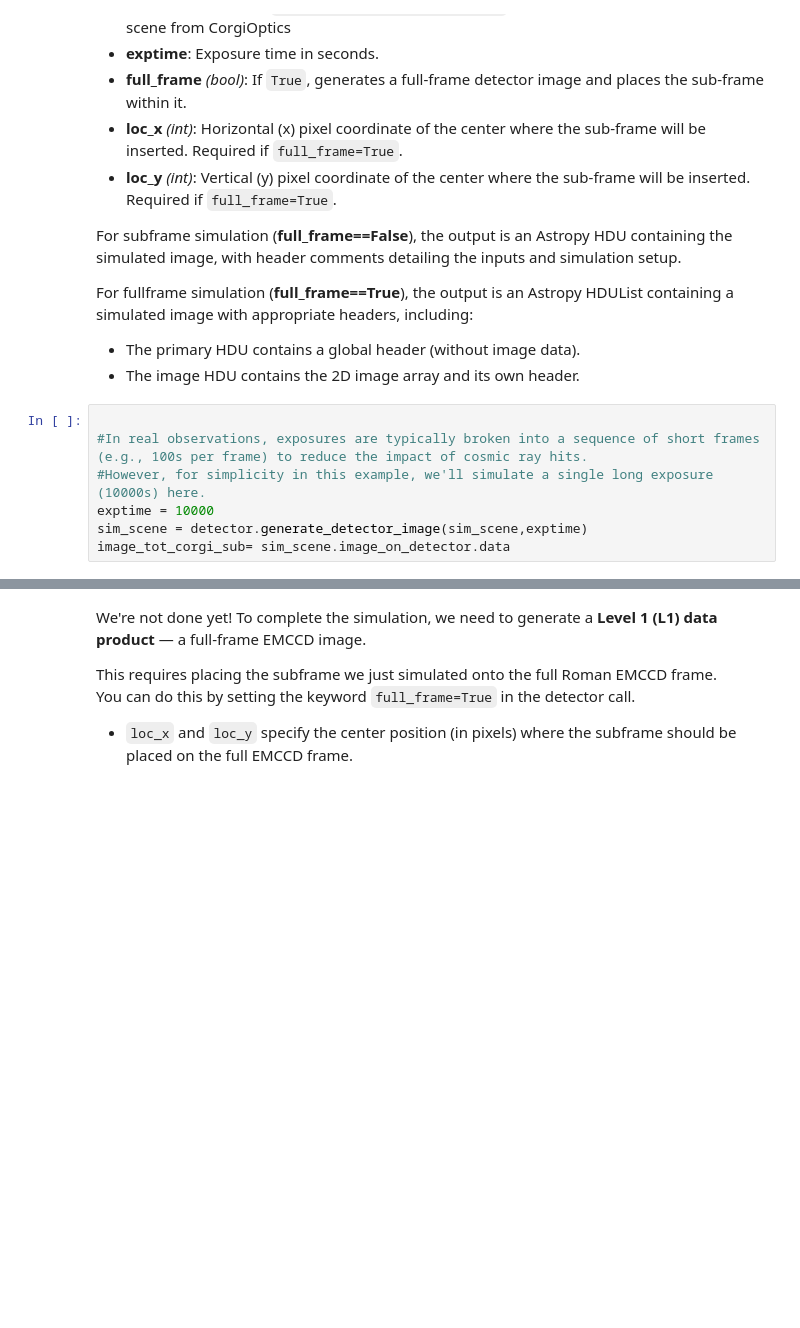
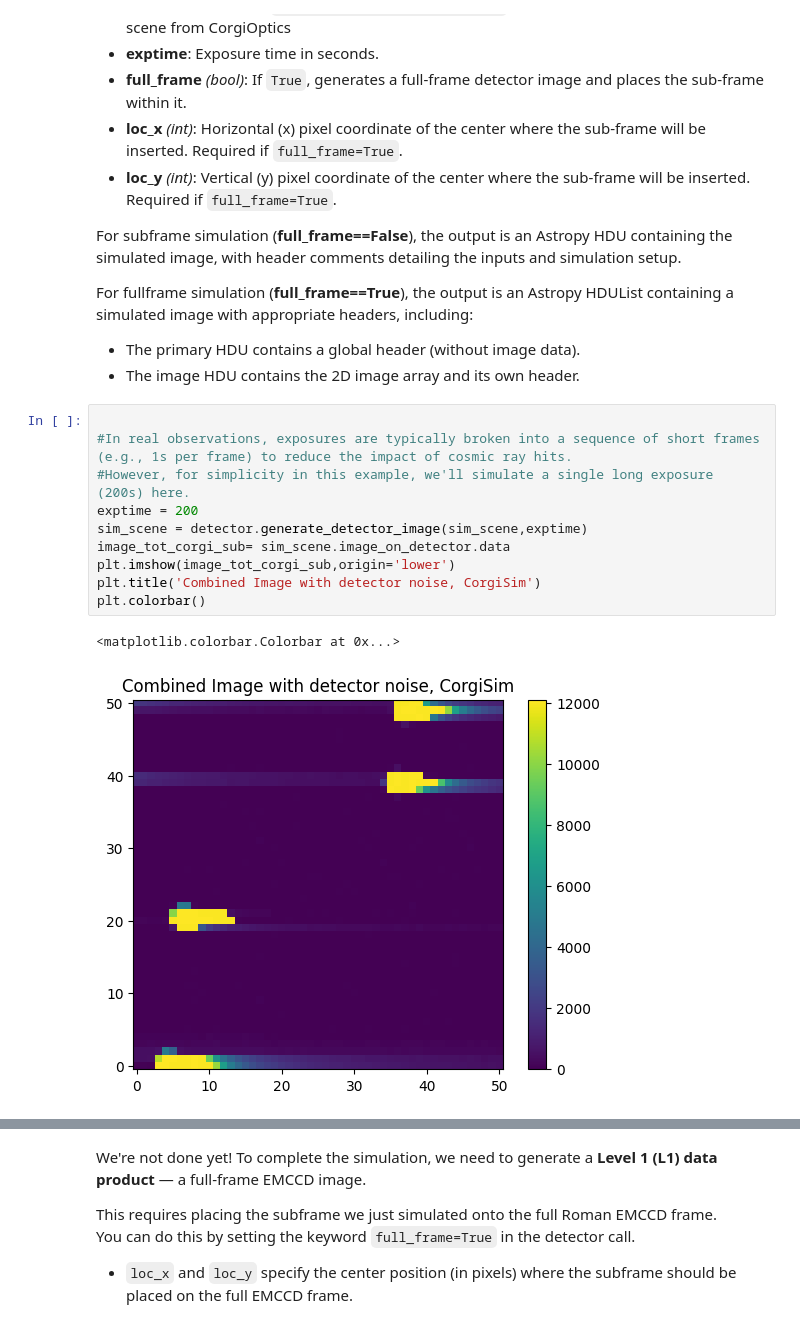
Before and after one commit to roman-corgi/corgisim, a Jupyter notebook: examples/tutorial1_corgisim.ipynb, the cells around one changed output, grey strips where cells are left out. Drawn from its saved outputs; the diff is of its cells as text; blank space fills up the shorter version.

```diff
--- a/examples/tutorial1_corgisim.ipynb
+++ b/examples/tutorial1_corgisim.ipynb
@@ -417,8 +417,14 @@ For fullframe simulation (**full_frame==True**), the output is an Astropy HDULis
 - The image HDU contains the 2D image array and its own header.
 # %%
 
-#In real observations, exposures are typically broken into a sequence of short frames (e.g., 100s per frame) to reduce the impact of cosmic ray hits.
-#However, for simplicity in this example, we'll simulate a single long exposure (10000s) here.
-exptime = 10000
+#In real observations, exposures are typically broken into a sequence of short frames (e.g., 1s per frame) to reduce the impact of cosmic ray hits.
+#However, for simplicity in this example, we'll simulate a single long exposure (200s) here.
+exptime = 200
 sim_scene = detector.generate_detector_image(sim_scene,exptime)
 image_tot_corgi_sub= sim_scene.image_on_detector.data
+plt.imshow(image_tot_corgi_sub,origin='lower')
+plt.title('Combined Image with detector noise, CorgiSim')
+plt.colorbar()
+# %% [output]
+<matplotlib.colorbar.Colorbar at 0x...>
+[figure, added]
```
Also changed, not shown: parts of 11 cells of this notebook.
